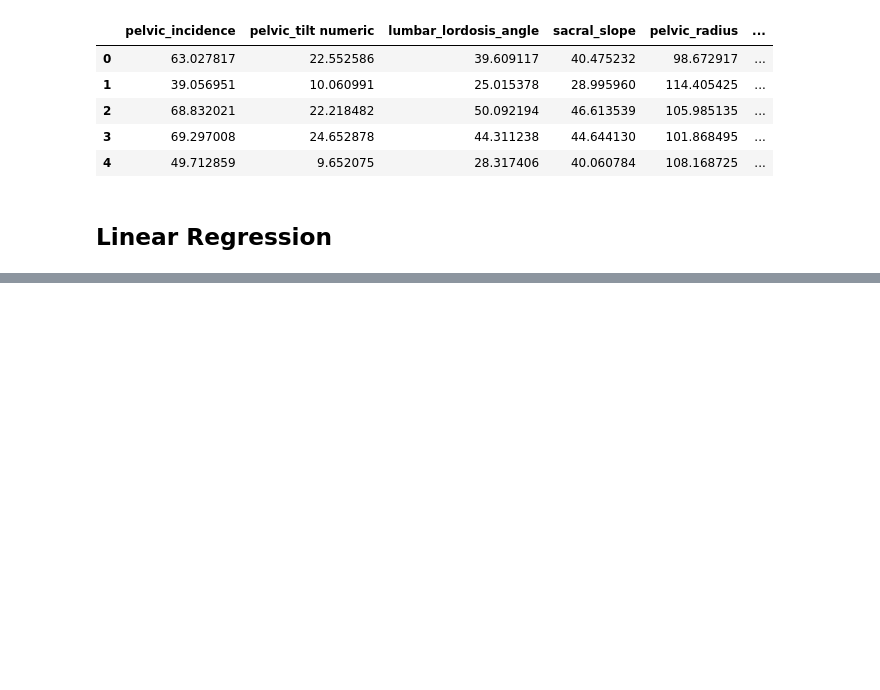
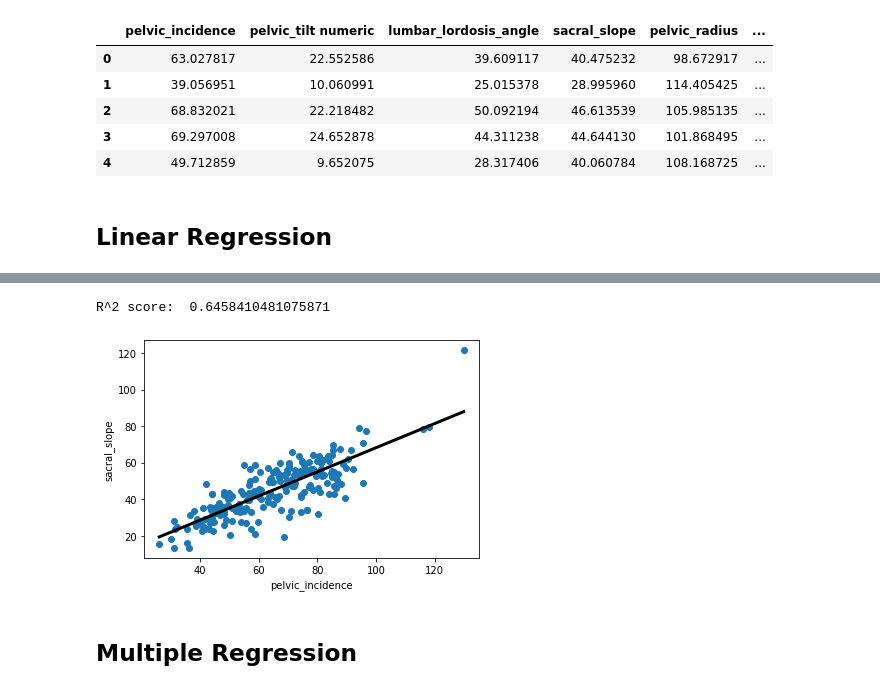
Before and after one commit to adoumadje/intro_mach_learning, a Jupyter notebook: homeWork/Regression1.ipynb, the cells around one changed output, grey strips where cells are left out. Cells and saved outputs as stored; diff of their text form; code cells hidden in the pictures; blank space fills up the shorter version.

Commit message:
regression finish

```diff
--- a/homeWork/Regression1.ipynb
+++ b/homeWork/Regression1.ipynb
@@ -24,0 +39,23 @@ plt.scatter(x=x,y)
+# %%
+# LinearRegression
+from sklearn.linear_model import LinearRegression
+reg = LinearRegression()
+# Predict space
+predict_space = np.linspace(min(x), max(x)).reshape(-1,1)
+# Fit
+reg.fit(x,y)
+# Predict
+predicted = reg.predict(predict_space)
+# R^2
+print("R^2 score: ", reg.score(x,y))
+# Plot regression line and scatter
+plt.plot(predict_space, predicted, color='black', linewidth=3)
+plt.scatter(x=x,y=y)
+plt.xlabel('pelvic_incidence')
+plt.ylabel('sacral_slope')
+plt.show()
+# %% [output]
+R^2 score:  0.6458410481075871
+[figure, added]
+# %% [markdown]
+## Multiple Regression
```
Also changed, not shown: parts of 21 cells of this notebook, 1 other file.
